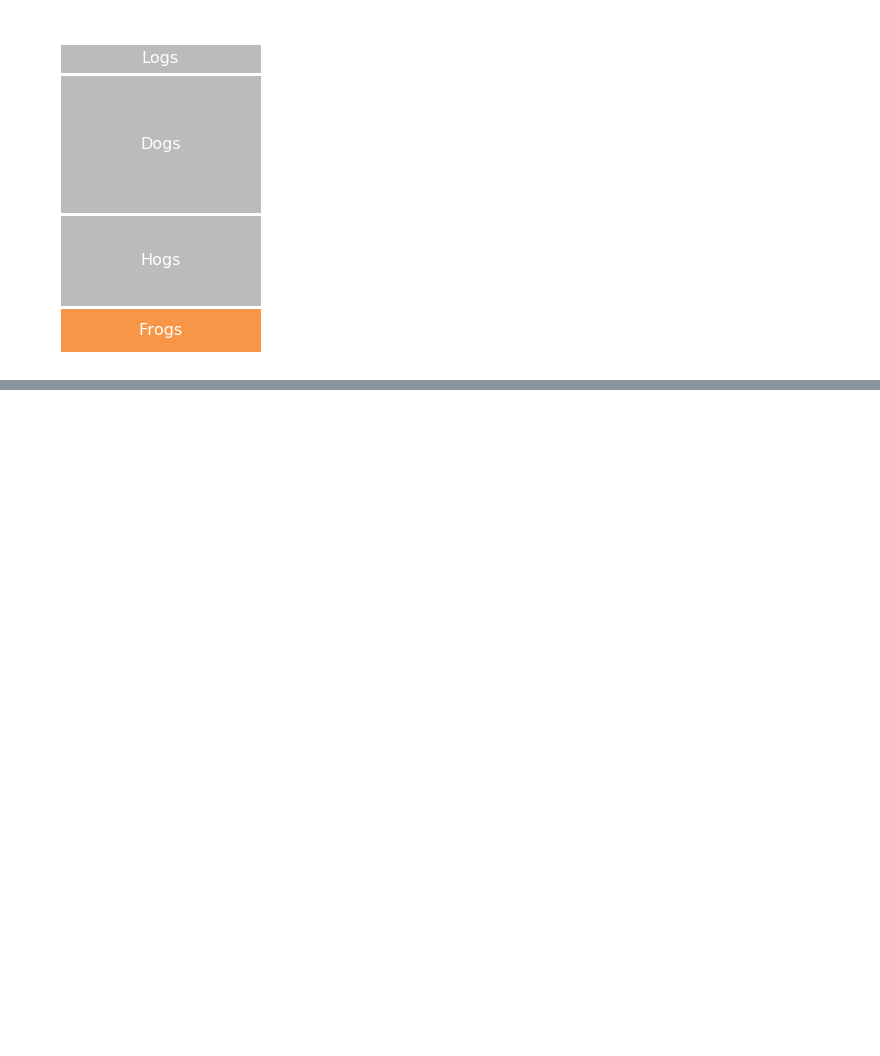
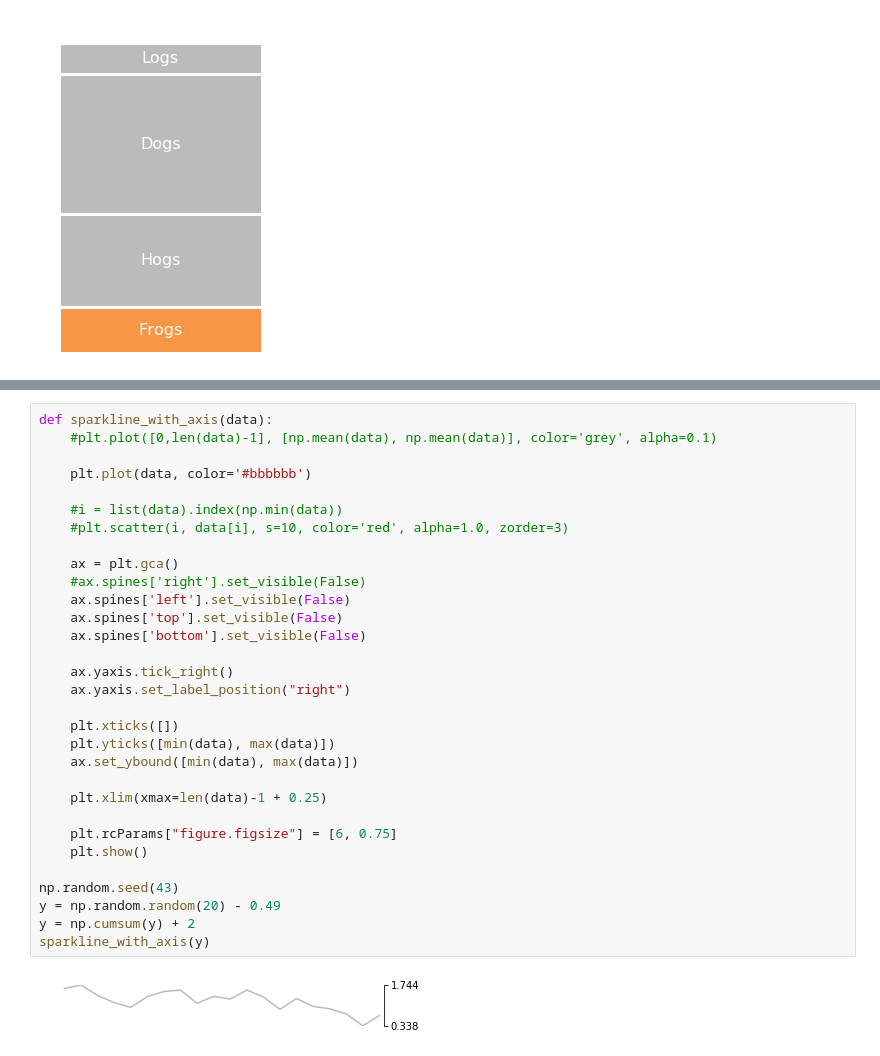
Before and after one commit to coreygirard/less, a Jupyter notebook: labs.ipynb, the cells around one changed output, grey strips where cells are left out. Drawn from its saved outputs; the diff is of its cells as text; blank space fills up the shorter version.

```diff
--- a/labs.ipynb
+++ b/labs.ipynb
@@ -692,0 +721,33 @@ cake(categories, magnitudes, highlight=['Frogs'])
+# %%
+def sparkline_with_axis(data):
+    #plt.plot([0,len(data)-1], [np.mean(data), np.mean(data)], color='grey', alpha=0.1)
+
+    plt.plot(data, color='#bbbbbb')
+
+    #i = list(data).index(np.min(data))
+    #plt.scatter(i, data[i], s=10, color='red', alpha=1.0, zorder=3)
+
+    ax = plt.gca()
+    #ax.spines['right'].set_visible(False)
+    ax.spines['left'].set_visible(False)
+    ax.spines['top'].set_visible(False)
+    ax.spines['bottom'].set_visible(False)
+
+    ax.yaxis.tick_right()
+    ax.yaxis.set_label_position("right")
+
+    plt.xticks([])
+    plt.yticks([min(data), max(data)])
+    ax.set_ybound([min(data), max(data)])
+
+    plt.xlim(xmax=len(data)-1 + 0.25)
+
+    plt.rcParams["figure.figsize"] = [6, 0.75]
+    plt.show()
+
+np.random.seed(43)
+y = np.random.random(20) - 0.49
+y = np.cumsum(y) + 2
+sparkline_with_axis(y)
+# %% [output]
+[figure, added]
```
Also changed, not shown: parts of 1 cell of this notebook, 7 other files.
